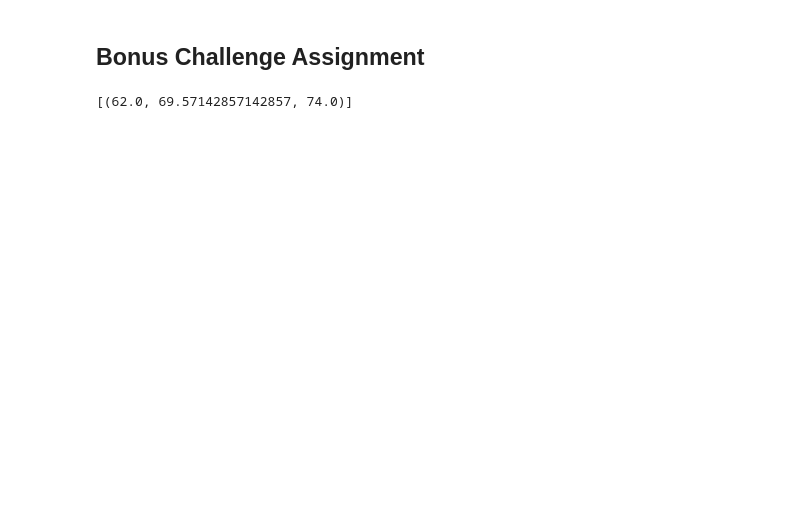
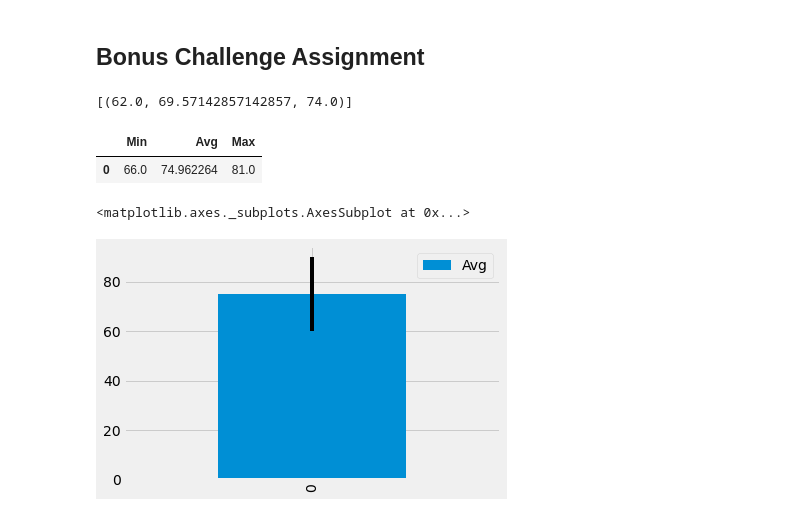
Before and after one commit to bmeulebroeck/sqlalchemy-challenge, a Jupyter notebook: climate_starter.ipynb, the cells around one changed output. Cells and saved outputs as stored; diff of their text form; code cells hidden in the pictures; blank space fills up the shorter version.

```diff
--- a/climate_starter.ipynb
+++ b/climate_starter.ipynb
@@ -196,11 +198,25 @@ print(calc_temps('2012-02-28', '2012-03-05'))
 # %%
 # Use your previous function `calc_temps` to calculate the tmin, tavg, and tmax
 # for your trip using the previous year's data for those same dates.
+# I was in HI the first week of November 2015, so I chose to use the same week in 2014
+trip_temps = calc_temps('2014-11-01', '2014-11-08')
+
+trip_temps_df = pd.DataFrame(trip_temps, columns=["Min", "Avg", "Max"])
+trip_temps_df
+# %% [output]
+|  | Min | Avg | Max |
+| 0 | 66.0 | 74.962264 | 81.0 |
 # %%
 # Plot the results from your previous query as a bar chart.
 # Use "Trip Avg Temp" as your Title
 # Use the average temperature for the y value
 # Use the peak-to-peak (tmax-tmin) value as the y error bar (yerr)
+p2p = trip_temps_df["Max"]-trip_temps_df["Min"]
+
+trip_temps_df.plot.bar(y=["Avg"], yerr=p2p)
+# %% [output]
+<matplotlib.axes._subplots.AxesSubplot at 0x...>
+[figure, added]
 # %%
 # Calculate the total amount of rainfall per weather station for your trip dates using the previous year's matching dates.
 # Sort this in descending order by precipitation amount and list the station, name, latitude, longitude, and elevation
```
Also changed, not shown: parts of 2 cells of this notebook.
